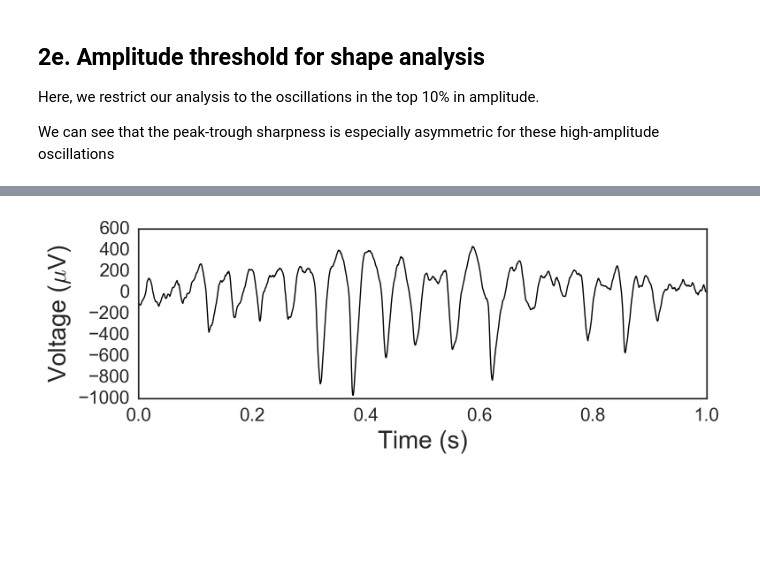
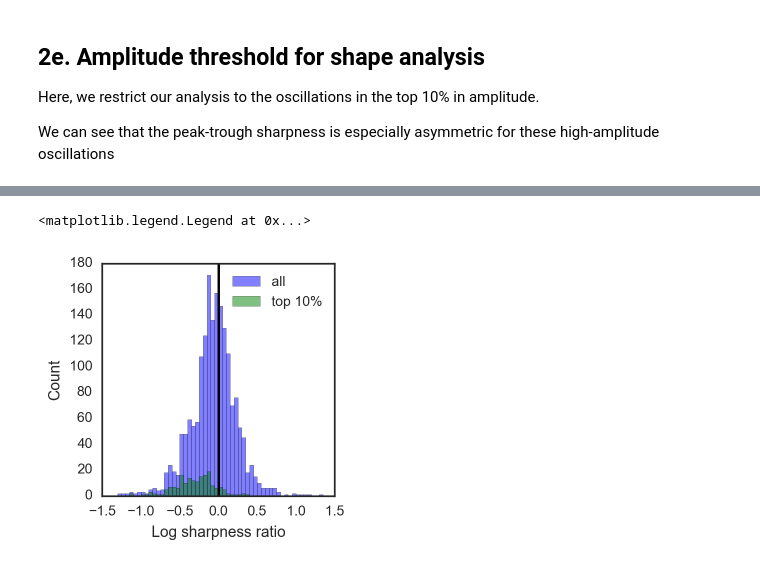
Before and after one commit to Aimee-Flores/misshapen, a Jupyter notebook: demo_Shape library.ipynb, the cells around one changed output, grey strips where cells are left out. Cells and saved outputs as stored; diff of their text form; code cells hidden in the pictures; blank space fills up the shorter version.

```diff
--- a/demo_Shape library.ipynb
+++ b/demo_Shape library.ipynb
@@ -346,13 +365,14 @@ plt.savefig('C:/gh/fig/sfn2016/metrics_ptsharp')
-# %%
-t_plot = [4,5]
-t_plot_idx = np.where(np.logical_and(t>=t_plot[0],t<t_plot[1]))[0]
-plt.figure(figsize=(8,3))
-plt.plot(t[t_plot_idx]-4, x[t_plot_idx],'k',linewidth=1)
-plt.yticks(size=15)
-plt.xticks(size=15)
-plt.xlabel('Time (s)',size=20)
-plt.ylabel('Voltage ($\mu$V)',size=20)
-plt.tight_layout()
-plt.savefig('C:/gh/fig/sfn2016/metrics_ptsharp_trace')
-# %% [output]
-[figure, removed]
+# %%
+# Plot histogram of ratios
+# Notice that the sharpness ratio distribution is more skewed to the left when focusing on high-amplitude oscillations because they are more consistently sharpness-asymmetric (troughs sharper than peaks)
+bins=np.arange(-1.5,1.5,.05)
+plt.figure(figsize=(3,3))
+plt.hist(sharpratio0,bins,color='b',alpha=0.5,label='all')
+plt.hist(sharpratio90,bins,color='g',alpha=0.5,label='top 10%')
+plt.axvline(x=0, color='k')
+plt.ylabel('Count')
+plt.xlabel('Log sharpness ratio')
+plt.legend(loc='best')
+# %% [output]
+<matplotlib.legend.Legend at 0x...>
+[figure, added]
```
Also changed, not shown: parts of 34 cells of this notebook.
